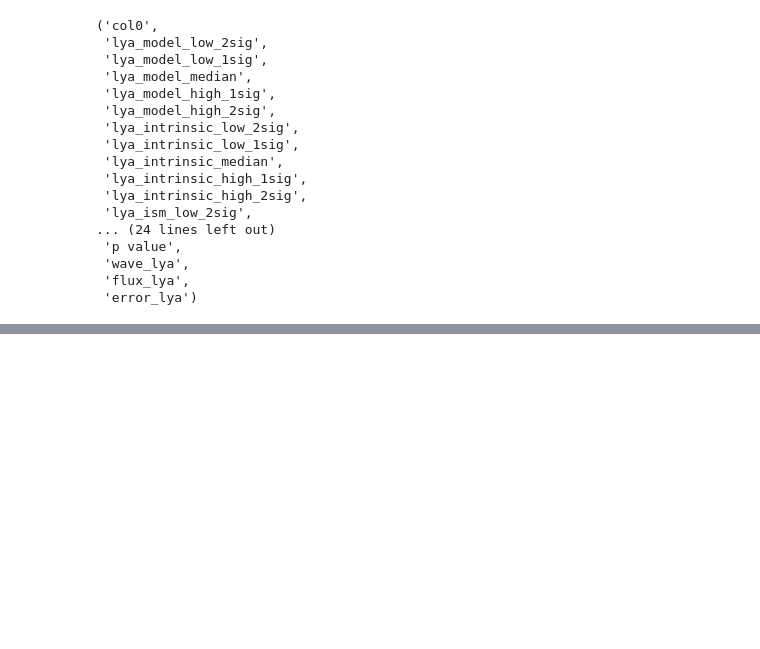
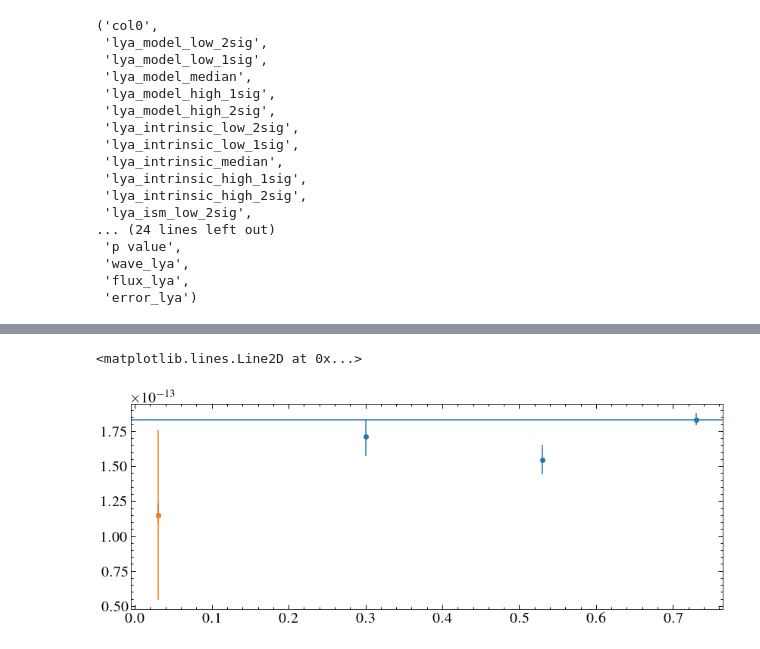
Before and after one commit to davidjwilson/pceb, a Jupyter notebook: eg_uma/eg_uma_lya_results.ipynb, the cells around one changed output, grey strips where cells are left out. Cells and saved outputs as stored; diff of their text form; code cells hidden in the pictures; blank space fills up the shorter version.

```diff
--- a/eg_uma/eg_uma_lya_results.ipynb
+++ b/eg_uma/eg_uma_lya_results.ipynb
@@ -882,0 +665,14 @@ TypeError: 'int' object is not subscriptable
+# %%
+f_sr = []
+ed = []
+eu = []
+
+for i, spec in enumerate(sr_specs_phase):
+    data = Table.read(spec)
+    flya = data['lya_intrinsic_fluxes'][2]
+    flya_err = np.array([flya - data['lya_intrinsic_fluxes'][1], data['lya_intrinsic_fluxes'][3]-flya])
+    f_sr.append(flya)
+    ed.append(flya_err[0])
+    eu.append(flya_err[1])
+
+f_sr, ed, eu = np.array(f_sr), np.array(ed), np.array(eu)
@@ -882,0 +683,7 @@ TypeError: 'int' object is not subscriptable
+# %%
+plt.errorbar(phase_sort, f_sr, yerr=([ed,eu]), marker='o', ls='none')
+plt.errorbar(phase_sort[0], f_sr[0], yerr=eu[0]*7, marker='o', ls='none')
+plt.axhline(f_sr[3])
+# %% [output]
+<matplotlib.lines.Line2D at 0x...>
+[figure, added]
```
Also changed, not shown: parts of 12 cells of this notebook, 1 other file.
